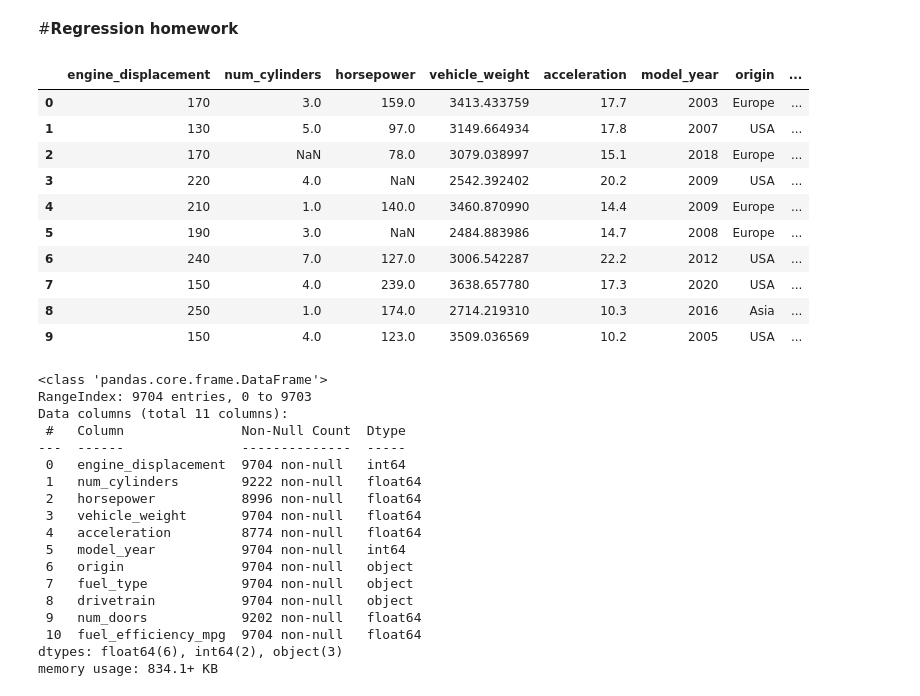
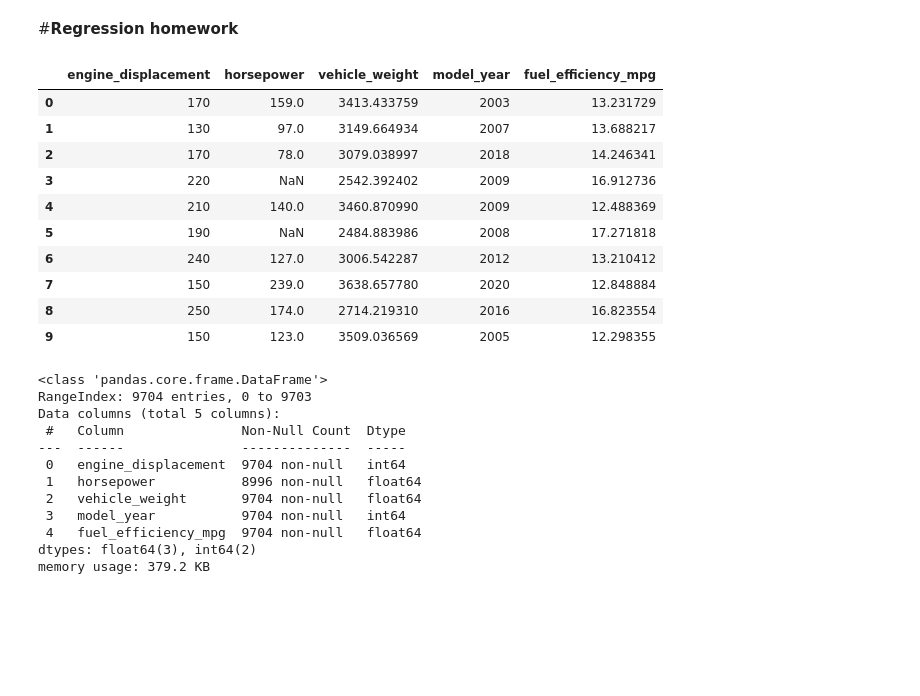
Before and after one commit to bogdan-kovalchuk/course-ml-zoomcamp, a Jupyter notebook: 02-regression/02_regression_homework.ipynb, the cells around one changed output. Drawn from its saved outputs; the diff is of its cells as text; code cells hidden in the pictures; blank space fills up the shorter version.

```diff
--- a/02-regression/02_regression_homework.ipynb
+++ b/02-regression/02_regression_homework.ipynb
@@ -6,41 +6,36 @@ import pandas as pd
 # %%
 url = "https://raw.githubusercontent.com/alexeygrigorev/datasets/master/car_fuel_efficiency.csv"
 df = pd.read_csv(url)
+df = df[['engine_displacement', 'horsepower', 'vehicle_weight', 'model_year', 'fuel_efficiency_mpg']]
 
 df.head(10)
 # %% [output]
-|  | engine_displacement | num_cylinders | horsepower | vehicle_weight | acceleration | model_year | origin | ... |
-| 0 | 170 | 3.0 | 159.0 | 3413.433759 | 17.7 | 2003 | Europe | ... |
-| 1 | 130 | 5.0 | 97.0 | 3149.664934 | 17.8 | 2007 | USA | ... |
-| 2 | 170 | NaN | 78.0 | 3079.038997 | 15.1 | 2018 | Europe | ... |
-| 3 | 220 | 4.0 | NaN | 2542.392402 | 20.2 | 2009 | USA | ... |
-| 4 | 210 | 1.0 | 140.0 | 3460.870990 | 14.4 | 2009 | Europe | ... |
-| 5 | 190 | 3.0 | NaN | 2484.883986 | 14.7 | 2008 | Europe | ... |
-| 6 | 240 | 7.0 | 127.0 | 3006.542287 | 22.2 | 2012 | USA | ... |
-| 7 | 150 | 4.0 | 239.0 | 3638.657780 | 17.3 | 2020 | USA | ... |
-| 8 | 250 | 1.0 | 174.0 | 2714.219310 | 10.3 | 2016 | Asia | ... |
-| 9 | 150 | 4.0 | 123.0 | 3509.036569 | 10.2 | 2005 | USA | ... |
+|  | engine_displacement | horsepower | vehicle_weight | model_year | fuel_efficiency_mpg |
+| 0 | 170 | 159.0 | 3413.433759 | 2003 | 13.231729 |
+| 1 | 130 | 97.0 | 3149.664934 | 2007 | 13.688217 |
+| 2 | 170 | 78.0 | 3079.038997 | 2018 | 14.246341 |
+| 3 | 220 | NaN | 2542.392402 | 2009 | 16.912736 |
+| 4 | 210 | 140.0 | 3460.870990 | 2009 | 12.488369 |
+| 5 | 190 | NaN | 2484.883986 | 2008 | 17.271818 |
+| 6 | 240 | 127.0 | 3006.542287 | 2012 | 13.210412 |
+| 7 | 150 | 239.0 | 3638.657780 | 2020 | 12.848884 |
+| 8 | 250 | 174.0 | 2714.219310 | 2016 | 16.823554 |
+| 9 | 150 | 123.0 | 3509.036569 | 2005 | 12.298355 |
 # %%
 df.info()
 # %% [output]
 <class 'pandas.core.frame.DataFrame'>
 RangeIndex: 9704 entries, 0 to 9703
-Data columns (total 11 columns):
+Data columns (total 5 columns):
  #   Column               Non-Null Count  Dtype
 ---  ------               --------------  -----
  0   engine_displacement  9704 non-null   int64
- 1   num_cylinders        9222 non-null   float64
- 2   horsepower           8996 non-null   float64
- 3   vehicle_weight       9704 non-null   float64
- 4   acceleration         8774 non-null   float64
- 5   model_year           9704 non-null   int64
- 6   origin               9704 non-null   object
- 7   fuel_type            9704 non-null   object
- 8   drivetrain           9704 non-null   object
- 9   num_doors            9202 non-null   float64
- 10  fuel_efficiency_mpg  9704 non-null   float64
-dtypes: float64(6), int64(2), object(3)
-memory usage: 834.1+ KB
+ 1   horsepower           8996 non-null   float64
+ 2   vehicle_weight       9704 non-null   float64
+ 3   model_year           9704 non-null   int64
+ 4   fuel_efficiency_mpg  9704 non-null   float64
+dtypes: float64(3), int64(2)
+memory usage: 379.2 KB
 # %%
 df.describe(include='all', percentiles=[.01,.05,.25,.5,.75,.95,.99]).T
 # %% [output]
```
Also changed, not shown: parts of 3 cells of this notebook.
